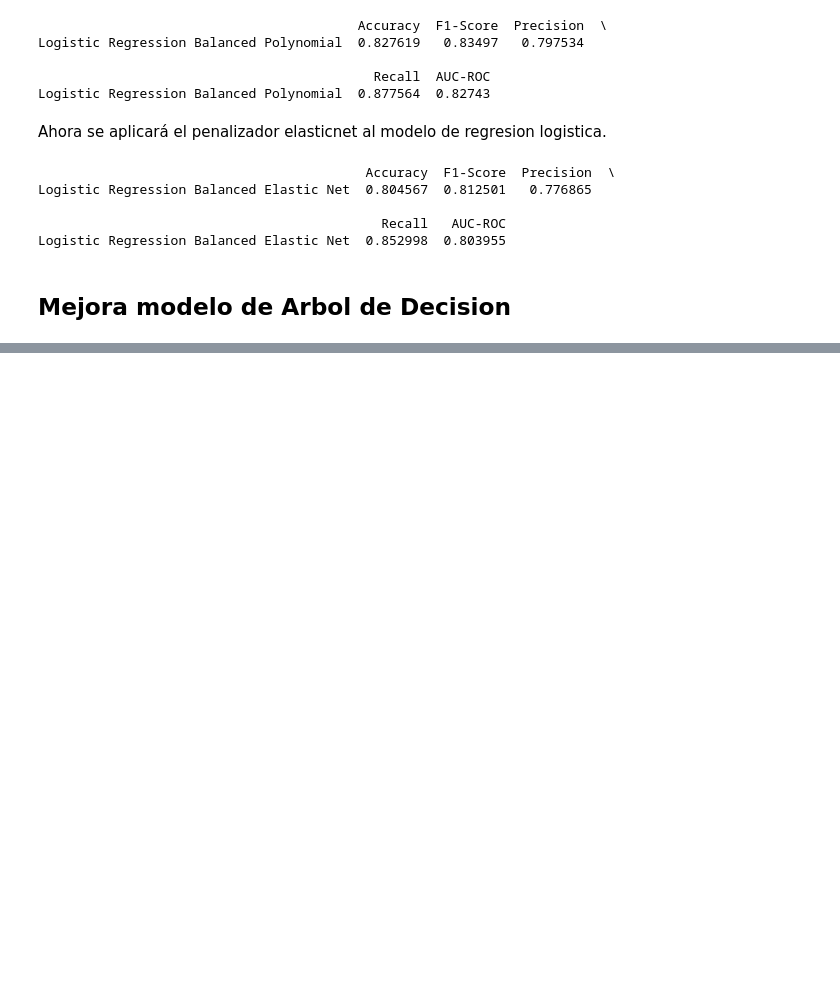
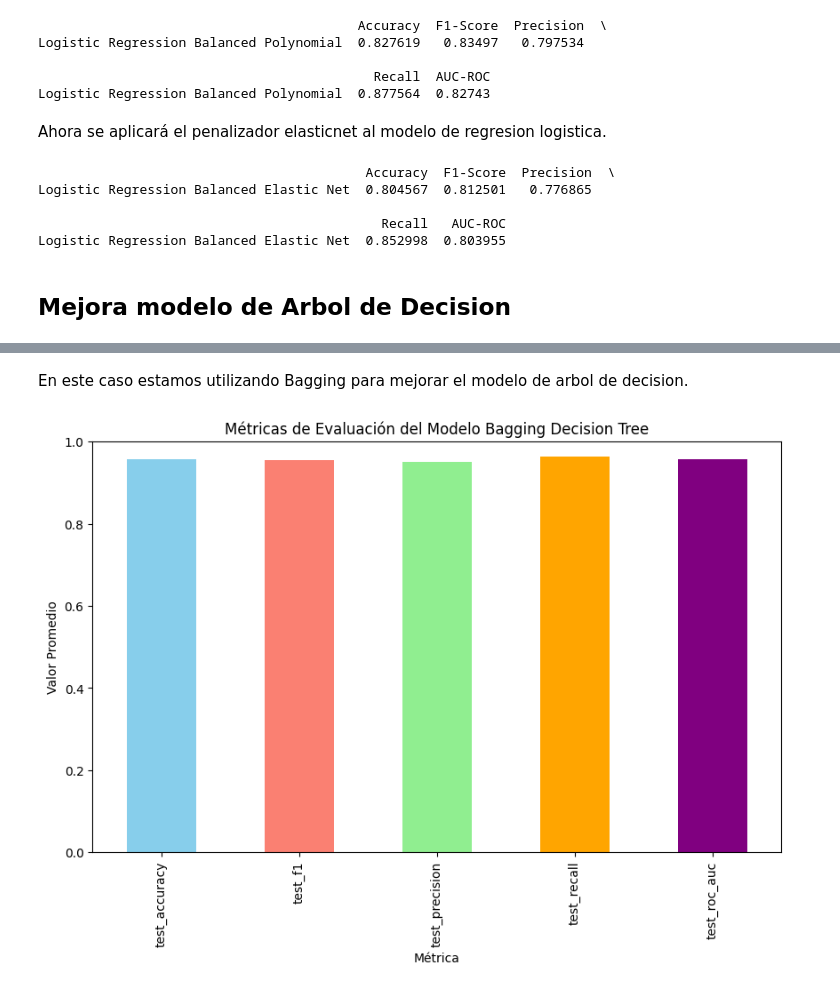
Before and after one commit to crxsx0/solemne-2-mineria-de-datos, a Jupyter notebook: main.ipynb, the cells around one changed output, grey strips where cells are left out. Saved outputs shown, nothing was run; the diff lists cells and outputs as text; code cells hidden in the pictures; blank space fills up the shorter version.

Commit message:
add improvements for DecisionTreeClassifiers types models

```diff
--- a/main.ipynb
+++ b/main.ipynb
@@ -628,11 +630,18 @@ param_grid = {
     'max_leaf_nodes': [None, 10, 20, 50]
 }
 
-grid_search = GridSearchCV(DecisionTreeClassifier(), param_grid, scoring='f1', cv=5)
+grid_search = GridSearchCV(DecisionTreeClassifier(), param_grid, scoring='f1', cv=50)
+grid_search.fit(X_balanced, y_balanced)
 
-results = results_of_model(grid_search, X_balanced, y_balanced, scoring, kfold)
+print("Mejores parámetros para Decision Tree:")
+print(grid_search.best_params_)
+print("F1-Score: ", grid_search.best_score_)
 
-df_results = pd.DataFrame(results, index=['Decision Tree Balanced'])
+# Use cross_validate to get other metrics
+cv_results = cross_validate(grid_search.best_estimator_, X_balanced, y_balanced, cv=50, scoring=scoring)
 
-print(df_results)
+print("Accuracy: ", cv_results['test_accuracy'].mean())
+print("Precision: ", cv_results['test_precision'].mean())
+print("Recall: ", cv_results['test_recall'].mean())
+print("AUC-ROC: ", cv_results['test_roc_auc'].mean())
 # %% [output]
@@ -654,0 +671,21 @@ AttributeError: 'GridSearchCV' object has no attribute 'best_estimator_'
+# %% [markdown]
+En este caso estamos utilizando Bagging para mejorar el modelo de arbol de decision.
+# %%
+from sklearn.ensemble import BaggingClassifier
+model = BaggingClassifier(estimator=DecisionTreeClassifier(criterion='entropy'), n_estimators=50)
+
+model = cross_validate(model, X_balanced, y_balanced, cv=50, scoring=scoring)
+
+# Crear un DataFrame con los resultados del cross-validation
+cv_results_df = pd.DataFrame(model)
+
+# Crear un gráfico de barras para las métricas de evaluación
+metrics = ['test_accuracy', 'test_f1', 'test_precision', 'test_recall', 'test_roc_auc']
+cv_results_df[metrics].mean().plot(kind='bar', figsize=(10, 6), color=['skyblue', 'salmon', 'lightgreen', 'orange', 'purple'])
+plt.title('Métricas de Evaluación del Modelo Bagging Decision Tree')
+plt.ylabel('Valor Promedio')
+plt.xlabel('Métrica')
+plt.ylim(0, 1)
+plt.show()
+# %% [output]
+[figure, added]
```
Also changed, not shown: parts of 5 cells of this notebook.
